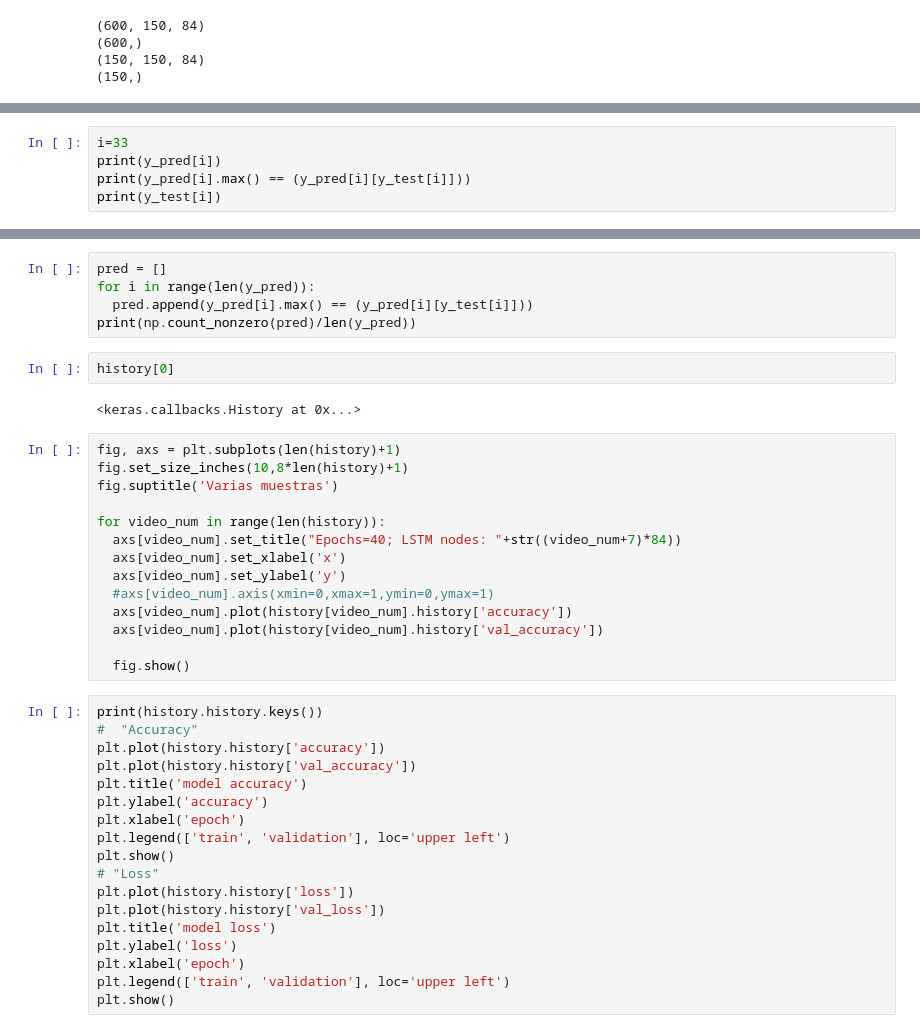
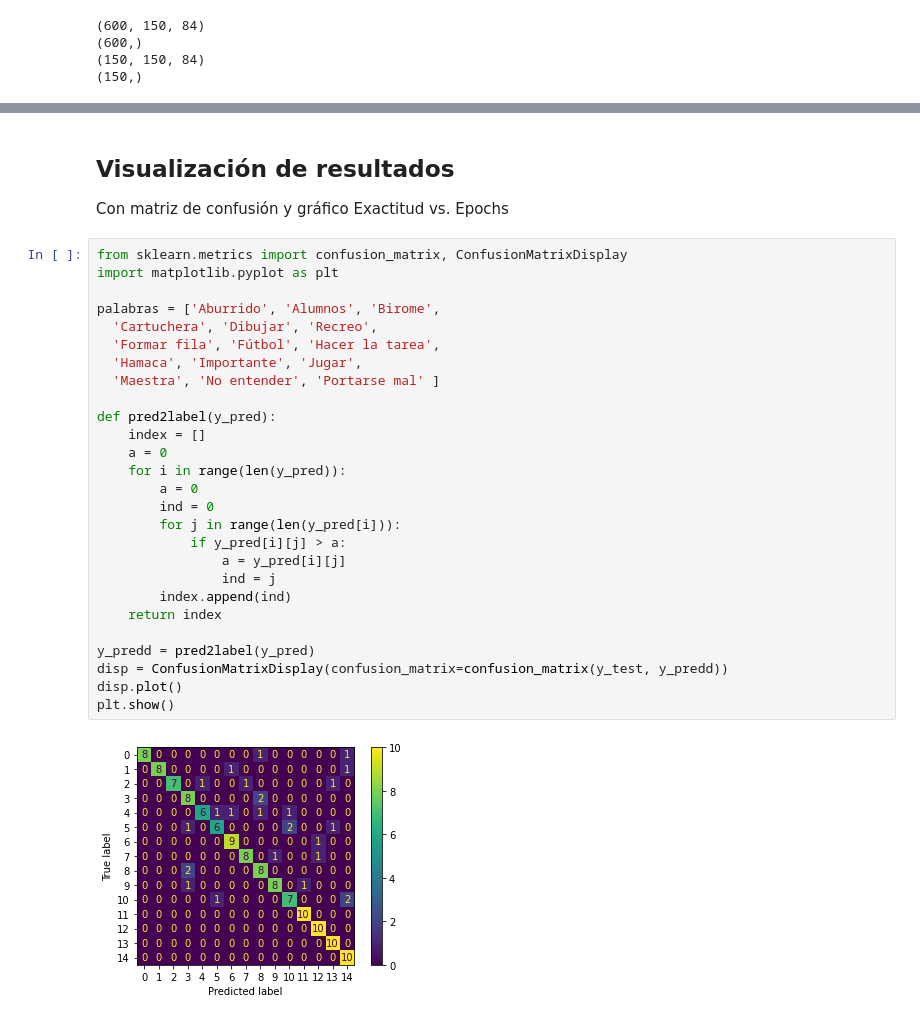
Before and after one commit to agustring/LSA_classifier, a Jupyter notebook: theRealRealRealAndNothingMoreButReal.ipynb, the cells around one changed output, grey strips where cells are left out. Saved outputs shown, nothing was run; the diff lists cells and outputs as text.

Commit message:
Model finished :)

```diff
--- a/theRealRealRealAndNothingMoreButReal.ipynb
+++ b/theRealRealRealAndNothingMoreButReal.ipynb
@@ -276,5 +279,0 @@ y_pred = model.predict(x_test)
-# %%
-i=33
-print(y_pred[i])
-print(y_pred[i].max() == (y_pred[i][y_test[i]]))
-print(y_test[i])
@@ -287,42 +280,34 @@ True
-# %%
-pred = []
-for i in range(len(y_pred)):
-  pred.append(y_pred[i].max() == (y_pred[i][y_test[i]]))
-print(np.count_nonzero(pred)/len(y_pred))
-# %%
-history[0]
-# %% [output]
-<keras.callbacks.History at 0x...>
-# %%
-fig, axs = plt.subplots(len(history)+1)
-fig.set_size_inches(10,8*len(history)+1)
-fig.suptitle('Varias muestras')
-
-for video_num in range(len(history)):
-  axs[video_num].set_title("Epochs=40; LSTM nodes: "+str((video_num+7)*84))
-  axs[video_num].set_xlabel('x')
-  axs[video_num].set_ylabel('y')
-  #axs[video_num].axis(xmin=0,xmax=1,ymin=0,ymax=1)
-  axs[video_num].plot(history[video_num].history['accuracy'])
-  axs[video_num].plot(history[video_num].history['val_accuracy'])
-
-  fig.show()
-# %%
-print(history.history.keys())
-#  "Accuracy"
-plt.plot(history.history['accuracy'])
-plt.plot(history.history['val_accuracy'])
-plt.title('model accuracy')
-plt.ylabel('accuracy')
-plt.xlabel('epoch')
-plt.legend(['train', 'validation'], loc='upper left')
-plt.show()
-# "Loss"
-plt.plot(history.history['loss'])
-plt.plot(history.history['val_loss'])
-plt.title('model loss')
-plt.ylabel('loss')
-plt.xlabel('epoch')
-plt.legend(['train', 'validation'], loc='upper left')
-plt.show()
+# %% [markdown]
+## Visualización de resultados
+
+Con matriz de confusión y gráfico Exactitud vs. Epochs
+# %%
+from sklearn.metrics import confusion_matrix, ConfusionMatrixDisplay
+import matplotlib.pyplot as plt
+
+palabras = ['Aburrido', 'Alumnos', 'Birome',
+  'Cartuchera', 'Dibujar', 'Recreo',
+  'Formar fila', 'Fútbol', 'Hacer la tarea',
+  'Hamaca', 'Importante', 'Jugar',
+  'Maestra', 'No entender', 'Portarse mal' ]
+
+def pred2label(y_pred):
+    index = []
+    a = 0
+    for i in range(len(y_pred)):
+        a = 0
+        ind = 0
+        for j in range(len(y_pred[i])):
+            if y_pred[i][j] > a:
+                a = y_pred[i][j]
+                ind = j
+        index.append(ind)
+    return index
+
+y_predd = pred2label(y_pred)
+disp = ConfusionMatrixDisplay(confusion_matrix=confusion_matrix(y_test, y_predd))
+disp.plot()
+plt.show()
+# %% [output]
+[figure, added]
 # %%
```
Also changed, not shown: parts of 18 cells of this notebook.
